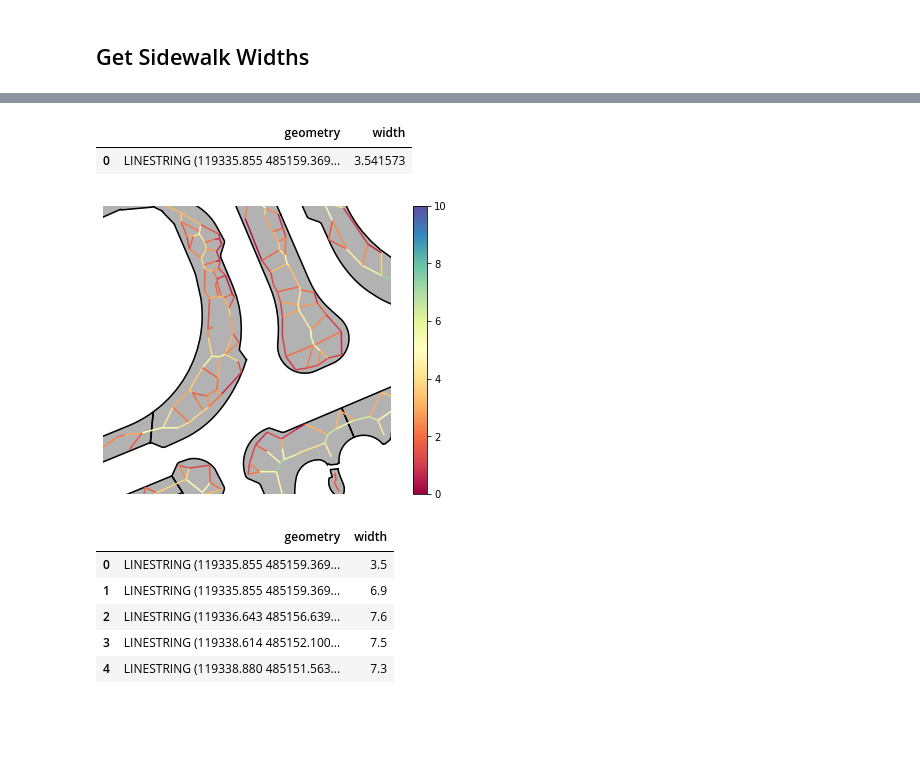
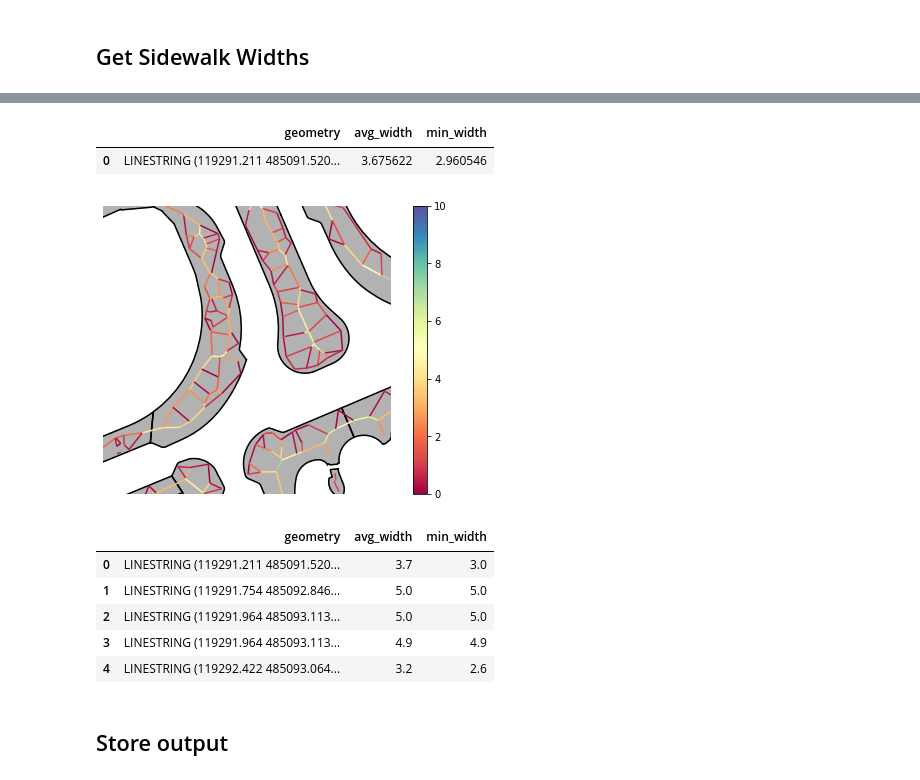
Before and after one commit to Amsterdam-AI-Team/Urban_PointCloud_Sidewalk_Width, a Jupyter notebook: notebooks/5. Sidewalk width.ipynb, the cells around one changed output, grey strips where cells are left out. Drawn from its saved outputs; the diff is of its cells as text; code cells hidden in the pictures; blank space fills up the shorter version.

Commit message:
added minimum width

```diff
--- a/notebooks/5. Sidewalk width.ipynb
+++ b/notebooks/5. Sidewalk width.ipynb
@@ -41,7 +41,9 @@ sidewalk_polygons = bgt_sidewalk_reader.filter_tile(
                             merge=False)
 
 # Read sidewalk with obstacle data
-df = gpd.read_file('../datasets/obstacles/sidewalks_merged.shp')
+#df = gpd.read_file('../datasets/obstacles/sidewalks_merged.shp')
+df = gpd.read_file('../datasets/sidewalk_with_obstacles.shp')
+
 # A CRS tells Python how those coordinates relate to places on the Earth. Rijksdriehoek = epsg:28992
 crs = 'epsg:28992' #local crs
 # %%
@@ -146,4 +148,4 @@ df_exploded.head(1)
 # %%
-df_exploded['avg_distances'] = df_exploded.progress_apply(lambda row: poly_utils.get_avg_distances(row), axis=1)
+df_exploded[['avg_distances', 'min_distances']] = df_exploded.progress_apply(lambda row: poly_utils.get_avg_distances(row), axis=1)
 df_exploded.head(1)
 # %% [output]
@@ -152,46 +154,52 @@ df_exploded.head(1)
 # %%
-data = {'geometry': [], 'width': []}
+data = {'geometry': [], 'avg_width': [], 'min_width': []}
 
 for i, row in df_exploded.iterrows():
 
     for segment in row.segments:
         data['geometry'].append(segment)
 
-    for distance in row.avg_distances:
-        data['width'].append(distance * 2)
+    for avg_distance in row.avg_distances:
+        data['avg_width'].append(avg_distance * 2)
+
+    for min_distance in row.min_distances:
+        data['min_width'].append(min_distance * 2)
 
 df_segments = pd.DataFrame(data)
 df_segments = GeoDataFrame(df_segments, crs=crs, geometry='geometry')
 df_segments.head(1)
 # %% [output]
-|  | geometry | width |
-| 0 | LINESTRING (119335.855 485159.369... | 3.541573 |
+|  | geometry | avg_width | min_width |
+| 0 | LINESTRING (119291.211 485091.520... | 3.675622 | 2.960546 |
 # %%
 # Plot
 fig = plt.figure()
 ax = fig.add_axes([0, 0, 1, 1])
 ax.axis('off')
 
 for poly in sidewalk_polygons:
     x,y = poly.exterior.xy
     plt.fill(x, y, c="black", alpha=0.30)
     plt.plot(x, y, c="black")
 
-df_segments.plot(ax=ax, figsize=(4, 4), column='width', cmap='Spectral', vmin=0, vmax=10, legend=True)
+df_segments.plot(ax=ax, figsize=(4, 4), column='min_width', cmap='Spectral', vmin=0, vmax=10, legend=True)
 
 ax.set_xlim([x_min, x_max])
 ax.set_ylim([y_min, y_max])
 plt.savefig('../media/examples/sidewalk_width.png', bbox_inches='tight')
 # %% [output]
-[figure, old version]
+[figure, new version]
 # %%
 # Width in meters
-df_segments['width'] = round(df_segments['width'] * 10) / 10
+df_segments['avg_width'] = round(df_segments['avg_width'] * 10) / 10
+df_segments['min_width'] = round(df_segments['min_width'] * 10) / 10
 df_segments.head()
 # %% [output]
-|  | geometry | width |
-| 0 | LINESTRING (119335.855 485159.369... | 3.5 |
-| 1 | LINESTRING (119335.855 485159.369... | 6.9 |
-| 2 | LINESTRING (119336.643 485156.639... | 7.6 |
-| 3 | LINESTRING (119338.614 485152.100... | 7.5 |
-| 4 | LINESTRING (119338.880 485151.563... | 7.3 |
+|  | geometry | avg_width | min_width |
+| 0 | LINESTRING (119291.211 485091.520... | 3.7 | 3.0 |
+| 1 | LINESTRING (119291.754 485092.846... | 5.0 | 5.0 |
+| 2 | LINESTRING (119291.964 485093.113... | 5.0 | 5.0 |
+| 3 | LINESTRING (119291.964 485093.113... | 4.9 | 4.9 |
+| 4 | LINESTRING (119292.422 485093.064... | 3.2 | 2.6 |
+# %% [markdown]
+## Store output
```
Also changed, not shown: parts of 9 cells of this notebook, 2 other files.
